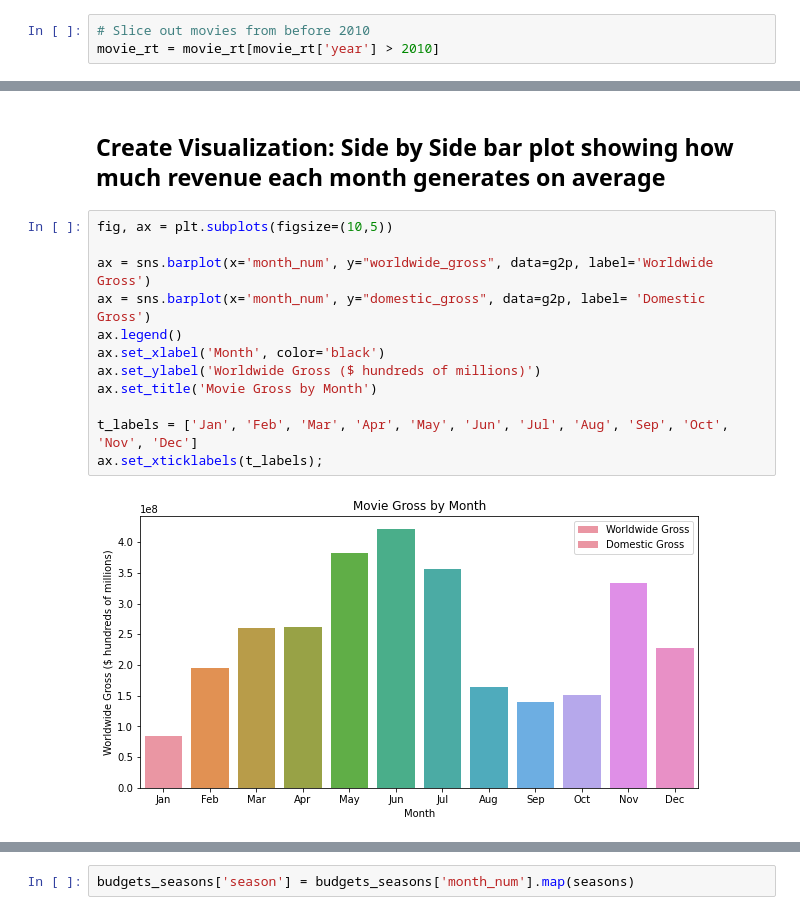
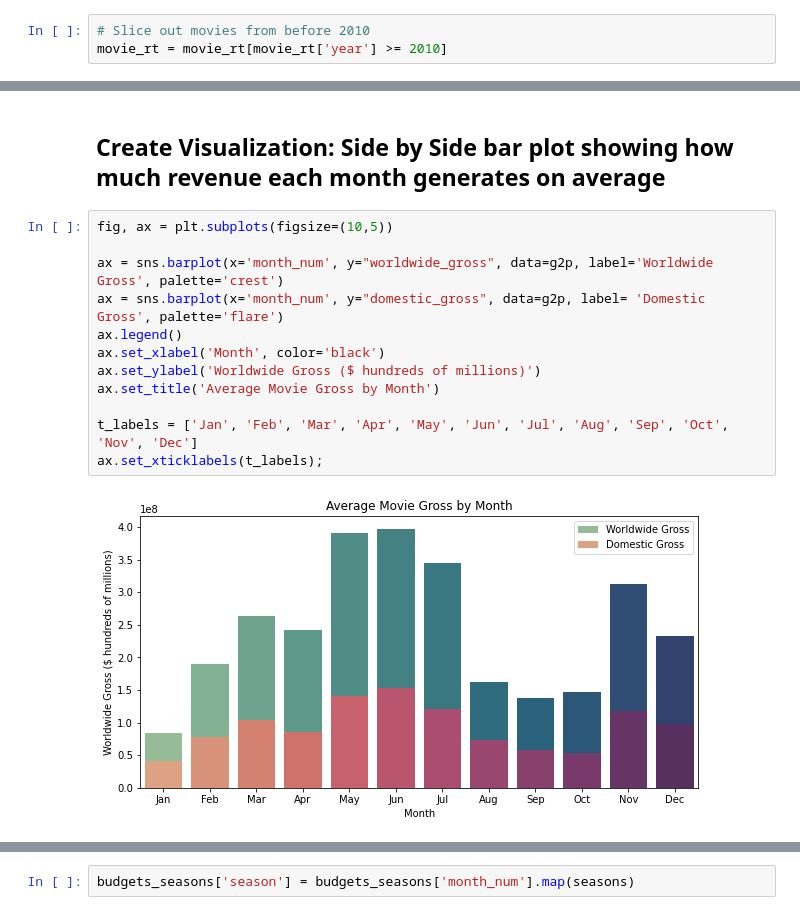
Before and after one commit to kuninethan95/dsc-phase-1-project, a Jupyter notebook: Phase 1 Project Notebook.ipynb, the cells around one changed output, grey strips where cells are left out. Cells and saved outputs as stored; diff of their text form.

Commit message:
cleaned up visuals. still tweak visuals but getting closer

```diff
--- a/Phase 1 Project Notebook.ipynb
+++ b/Phase 1 Project Notebook.ipynb
@@ -272,7 +272,7 @@ See the caveats in the documentation: https://pandas.pydata.org/pandas-docs/stab
   movie_rt['year'] = movie_rt['year'].astype('int')
 # %%
 # Slice out movies from before 2010
-movie_rt = movie_rt[movie_rt['year'] > 2010]
+movie_rt = movie_rt[movie_rt['year'] >= 2010]
 # %%
 # We have 8.2% of movies with null runtime_minutes
 (movie_rt['runtime_minutes'].isna().sum())/len(movie_rt)* 100
@@ -585,17 +693,17 @@ g2p.head()
 # %%
 fig, ax = plt.subplots(figsize=(10,5))
 
-ax = sns.barplot(x='month_num', y="worldwide_gross", data=g2p, label='Worldwide Gross')
-ax = sns.barplot(x='month_num', y="domestic_gross", data=g2p, label= 'Domestic Gross')
+ax = sns.barplot(x='month_num', y="worldwide_gross", data=g2p, label='Worldwide Gross', palette='crest')
+ax = sns.barplot(x='month_num', y="domestic_gross", data=g2p, label= 'Domestic Gross', palette='flare')
 ax.legend()
 ax.set_xlabel('Month', color='black')
 ax.set_ylabel('Worldwide Gross ($ hundreds of millions)')
-ax.set_title('Movie Gross by Month')
+ax.set_title('Average Movie Gross by Month')
 
 t_labels = ['Jan', 'Feb', 'Mar', 'Apr', 'May', 'Jun', 'Jul', 'Aug', 'Sep', 'Oct', 'Nov', 'Dec']
 ax.set_xticklabels(t_labels);
 # %% [output]
-[figure, old version]
+[figure, new version]
 # %%
 # Feature engineer function that turns month into season
 
```
Also changed, not shown: parts of 32 cells of this notebook, 1 other file.
